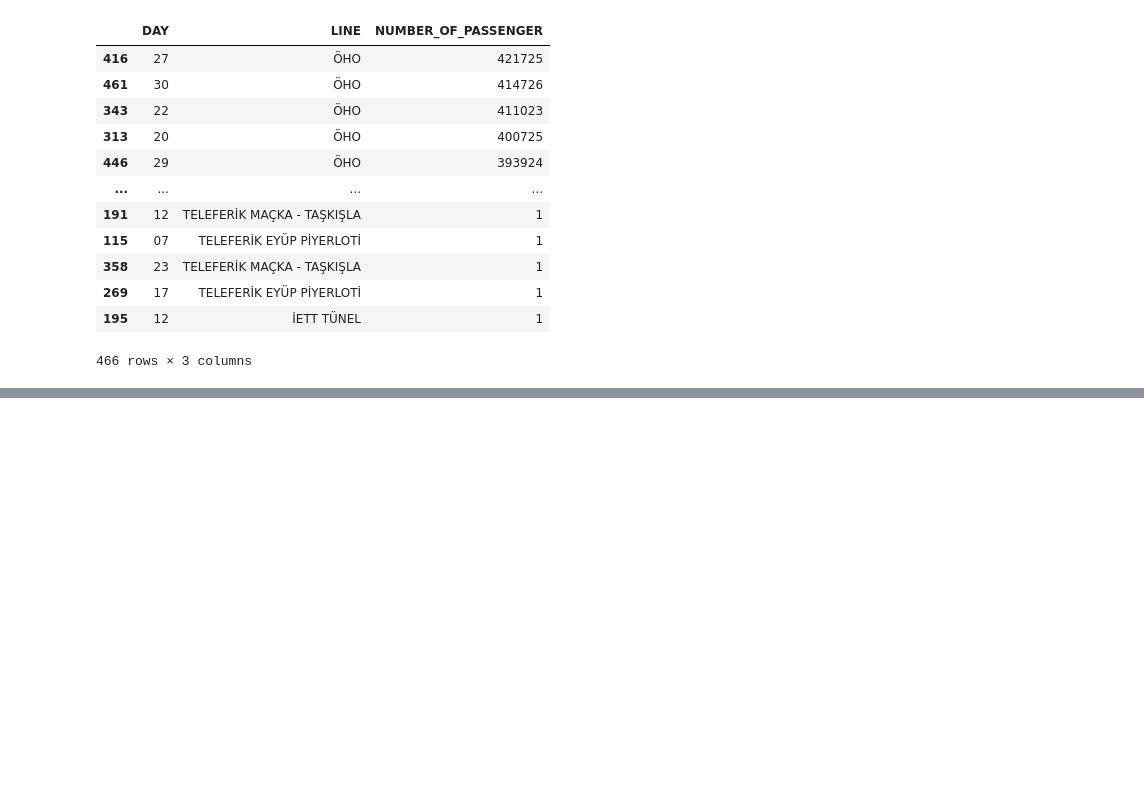
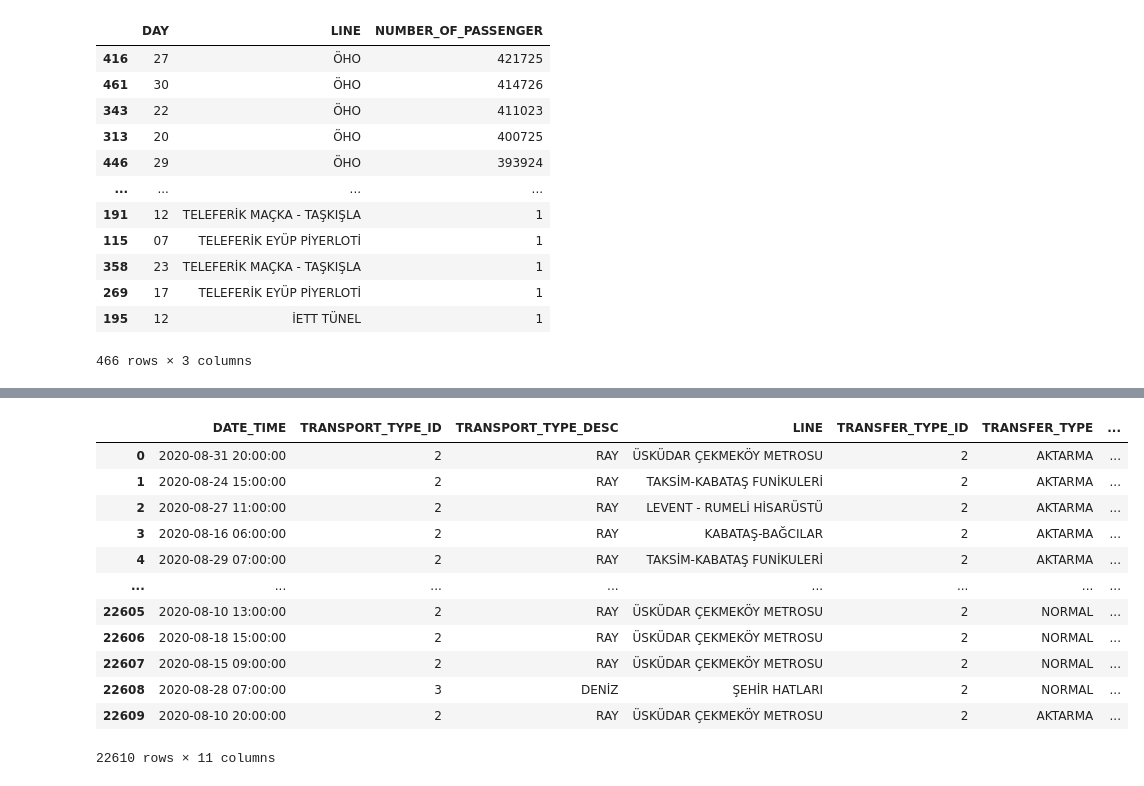
Before and after one commit to ozzden/mat381e, a Jupyter notebook: HW1.ipynb, the cells around one changed output, grey strips where cells are left out. Cells and saved outputs as stored; diff of their text form; code cells hidden in the pictures; blank space fills up the shorter version.

```diff
--- a/HW1.ipynb
+++ b/HW1.ipynb
@@ -349,0 +457,20 @@ data_apr1
+# %%
+data_aug["TIME"] = pd.to_datetime(data_aug["DATE_TIME"]).dt.time
+data_aug["DATE"] = pd.to_datetime(data_aug["DATE_TIME"]).dt.date
+data_aug["DATE"] = pd.to_datetime(data_aug['DATE'])
+data_aug['DAY'] = data_aug['DATE'].dt.strftime('%d')
+data_aug
+# %% [output]
+|  | DATE_TIME | TRANSPORT_TYPE_ID | TRANSPORT_TYPE_DESC | LINE | TRANSFER_TYPE_ID | TRANSFER_TYPE | ... |
+| 0 | 2020-08-31 20:00:00 | 2 | RAY | ÜSKÜDAR ÇEKMEKÖY METROSU | 2 | AKTARMA | ... |
+| 1 | 2020-08-24 15:00:00 | 2 | RAY | TAKSİM-KABATAŞ FUNİKULERİ | 2 | AKTARMA | ... |
+| 2 | 2020-08-27 11:00:00 | 2 | RAY | LEVENT - RUMELİ HİSARÜSTÜ | 2 | AKTARMA | ... |
+| 3 | 2020-08-16 06:00:00 | 2 | RAY | KABATAŞ-BAĞCILAR | 2 | AKTARMA | ... |
+| 4 | 2020-08-29 07:00:00 | 2 | RAY | TAKSİM-KABATAŞ FUNİKULERİ | 2 | AKTARMA | ... |
+| ... | ... | ... | ... | ... | ... | ... | ... |
+| 22605 | 2020-08-10 13:00:00 | 2 | RAY | ÜSKÜDAR ÇEKMEKÖY METROSU | 2 | NORMAL | ... |
+| 22606 | 2020-08-18 15:00:00 | 2 | RAY | ÜSKÜDAR ÇEKMEKÖY METROSU | 2 | NORMAL | ... |
+| 22607 | 2020-08-15 09:00:00 | 2 | RAY | ÜSKÜDAR ÇEKMEKÖY METROSU | 2 | NORMAL | ... |
+| 22608 | 2020-08-28 07:00:00 | 3 | DENİZ | ŞEHİR HATLARI | 2 | NORMAL | ... |
+| 22609 | 2020-08-10 20:00:00 | 2 | RAY | ÜSKÜDAR ÇEKMEKÖY METROSU | 2 | AKTARMA | ... |
+22610 rows × 11 columns
```
Also changed, not shown: parts of 35 cells of this notebook.
